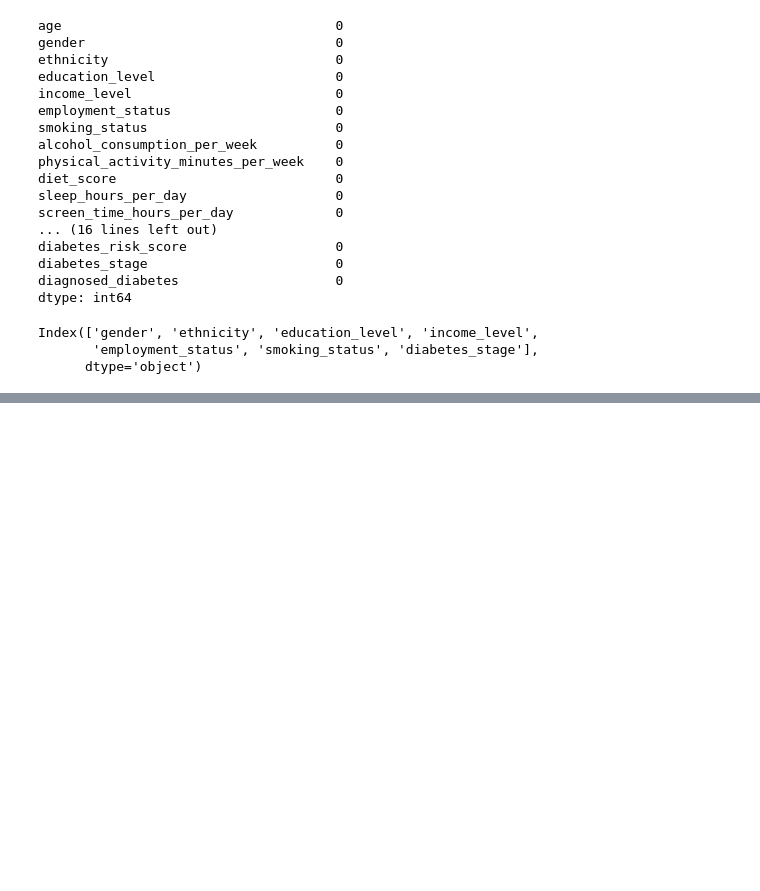
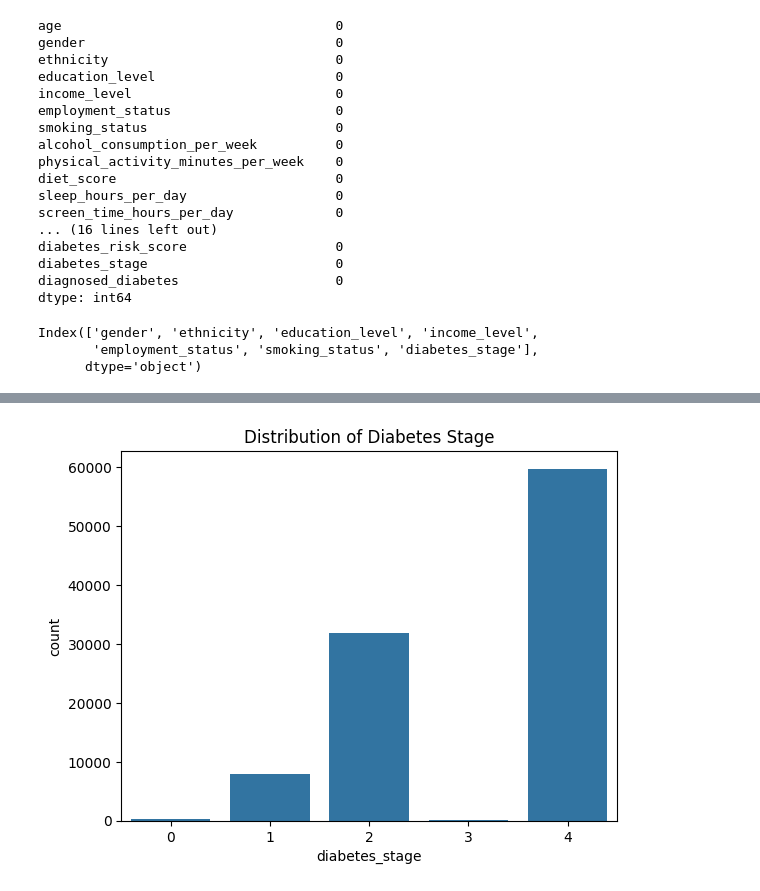
Before and after one commit to MMujtabaX/Diabetes-Health-Indicators-ML, a Jupyter notebook: notebooks/main_analysis.ipynb, the cells around one changed output, grey strips where cells are left out. Cells and saved outputs as stored; diff of their text form; code cells hidden in the pictures; blank space fills up the shorter version.

```diff
--- a/notebooks/main_analysis.ipynb
+++ b/notebooks/main_analysis.ipynb
@@ -184,0 +191,6 @@ y_reg = df['diabetes_risk_score']
+# %%
+sns.countplot(x='diabetes_stage', data=df)
+plt.title("Distribution of Diabetes Stage")
+plt.show()
+# %% [output]
+[figure, added]
```
Also changed, not shown: parts of 25 cells of this notebook.
